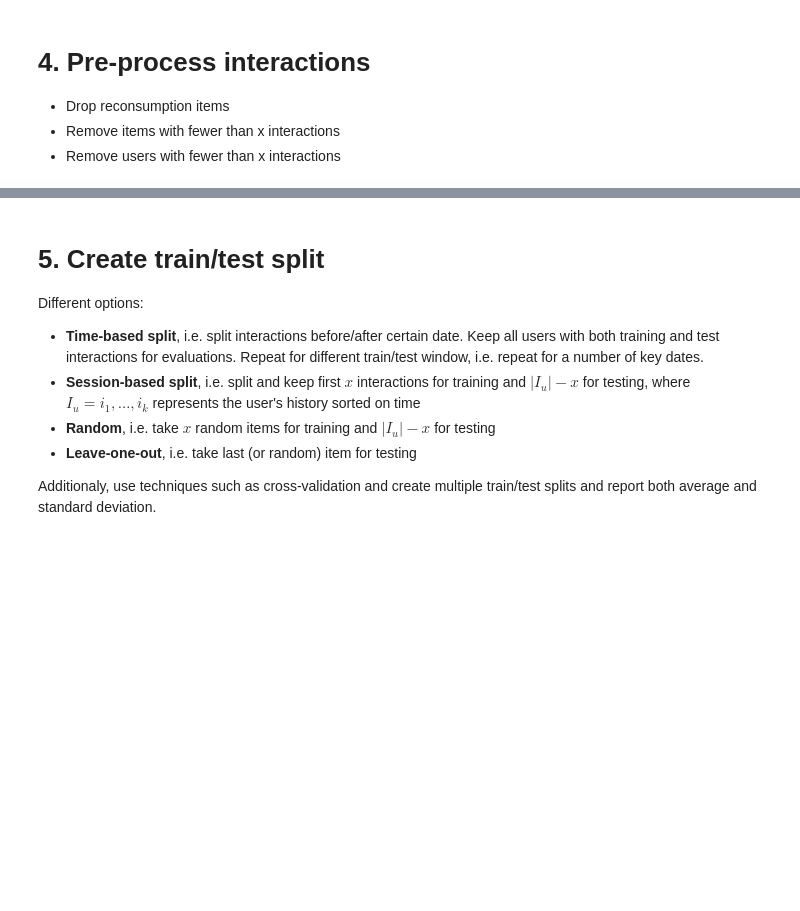
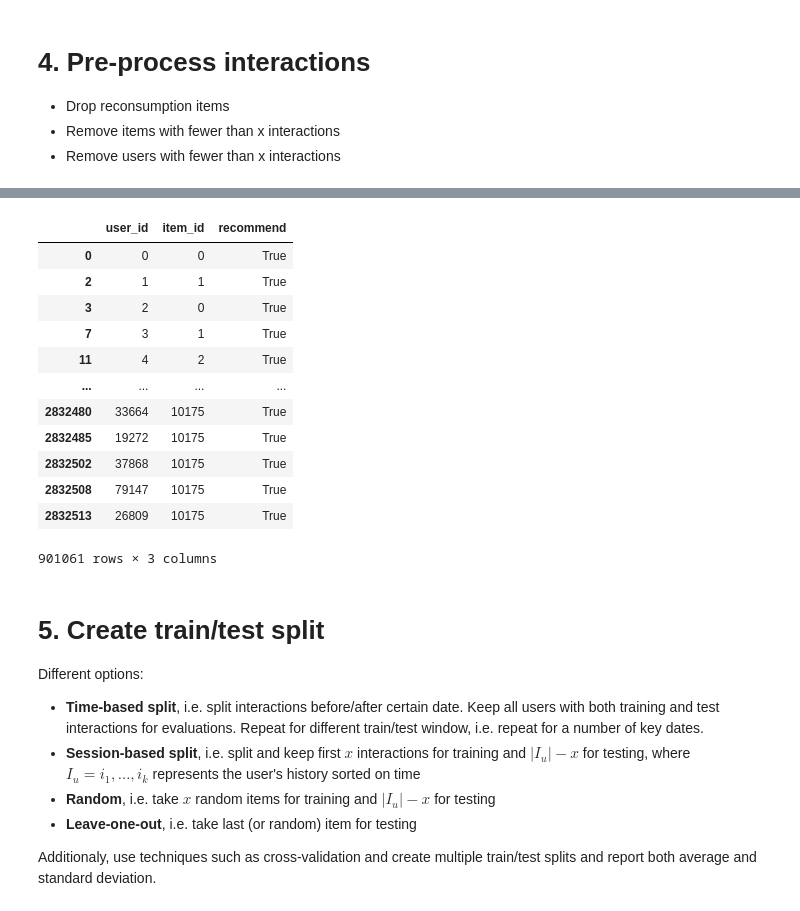
Before and after one commit to stijnrosaer/project-ai, a Jupyter notebook: notebooks/data-tests.ipynb, the cells around one changed output, grey strips where cells are left out. Cells and saved outputs as stored; diff of their text form; code cells hidden in the pictures; blank space fills up the shorter version.

```diff
--- a/notebooks/data-tests.ipynb
+++ b/notebooks/data-tests.ipynb
@@ -313,0 +244,36 @@ interactions_df_processed
+# %%
+dct = {}
+def map_to_consecutive_id(uuid):
+  if uuid in dct:
+    return dct[uuid]
+  else:
+    id = len(dct)
+    dct[uuid] = id
+    return id
+
+#1) convert user user_ids to consecutive integer ID's
+interactions_df_processed['user_id_int'] = interactions_df_processed['user_id'].progress_apply(map_to_consecutive_id)
+
+#2) convert item_ids to to consecutive integer ID's
+dct.clear()
+interactions_df_processed['item_id_int'] = interactions_df_processed['item_id'].progress_apply(map_to_consecutive_id)
+
+interactions_df_processed.head()
+
+interactions_df_processed = interactions_df_processed[["user_id_int", "item_id_int", "recommend"]]
+interactions_df_processed = interactions_df_processed.rename(columns={"item_id_int": "item_id", "user_id_int": "user_id"})
+interactions_df_processed
+# %% [output]
+|  | user_id | item_id | recommend |
+| 0 | 0 | 0 | True |
+| 2 | 1 | 1 | True |
+| 3 | 2 | 0 | True |
+| 7 | 3 | 1 | True |
+| 11 | 4 | 2 | True |
+| ... | ... | ... | ... |
+| 2832480 | 33664 | 10175 | True |
+| 2832485 | 19272 | 10175 | True |
+| 2832502 | 37868 | 10175 | True |
+| 2832508 | 79147 | 10175 | True |
+| 2832513 | 26809 | 10175 | True |
+901061 rows × 3 columns
```
Also changed, not shown: parts of 19 cells of this notebook, 1 other file.
